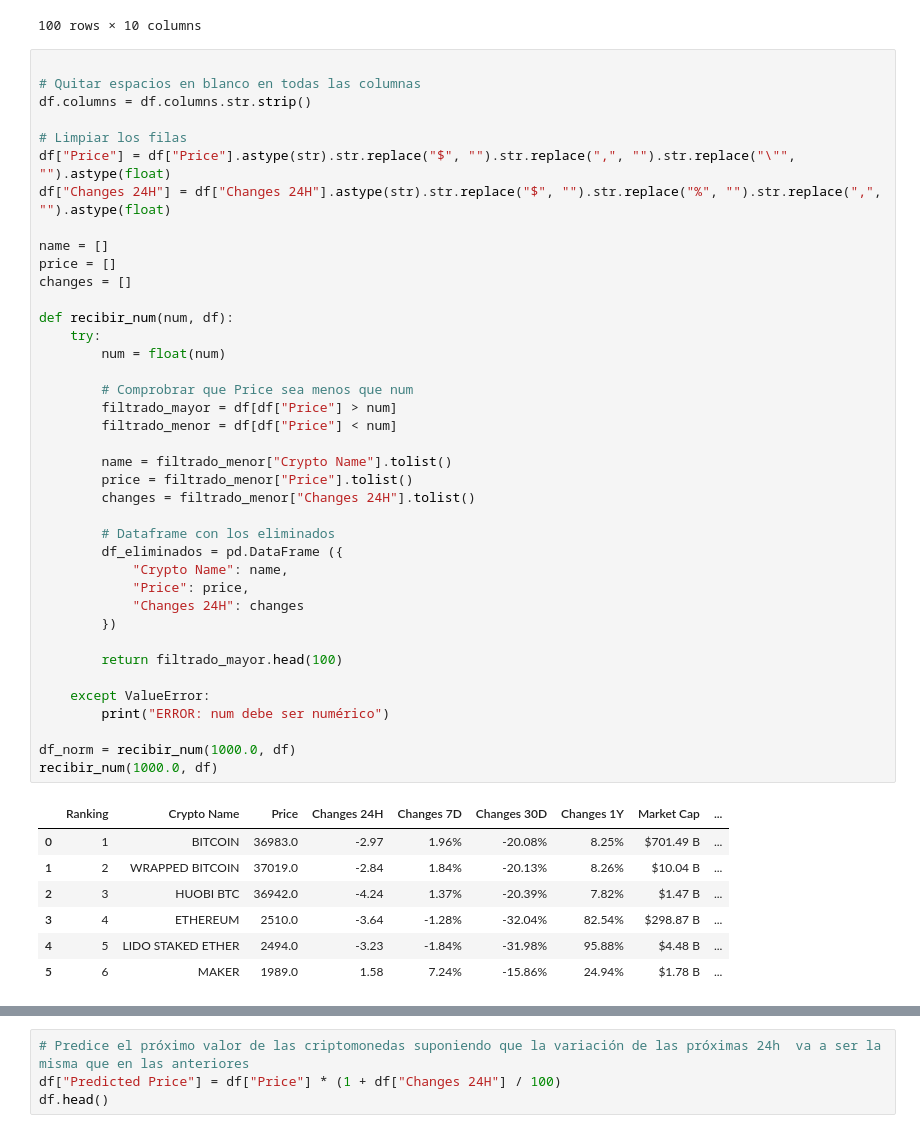
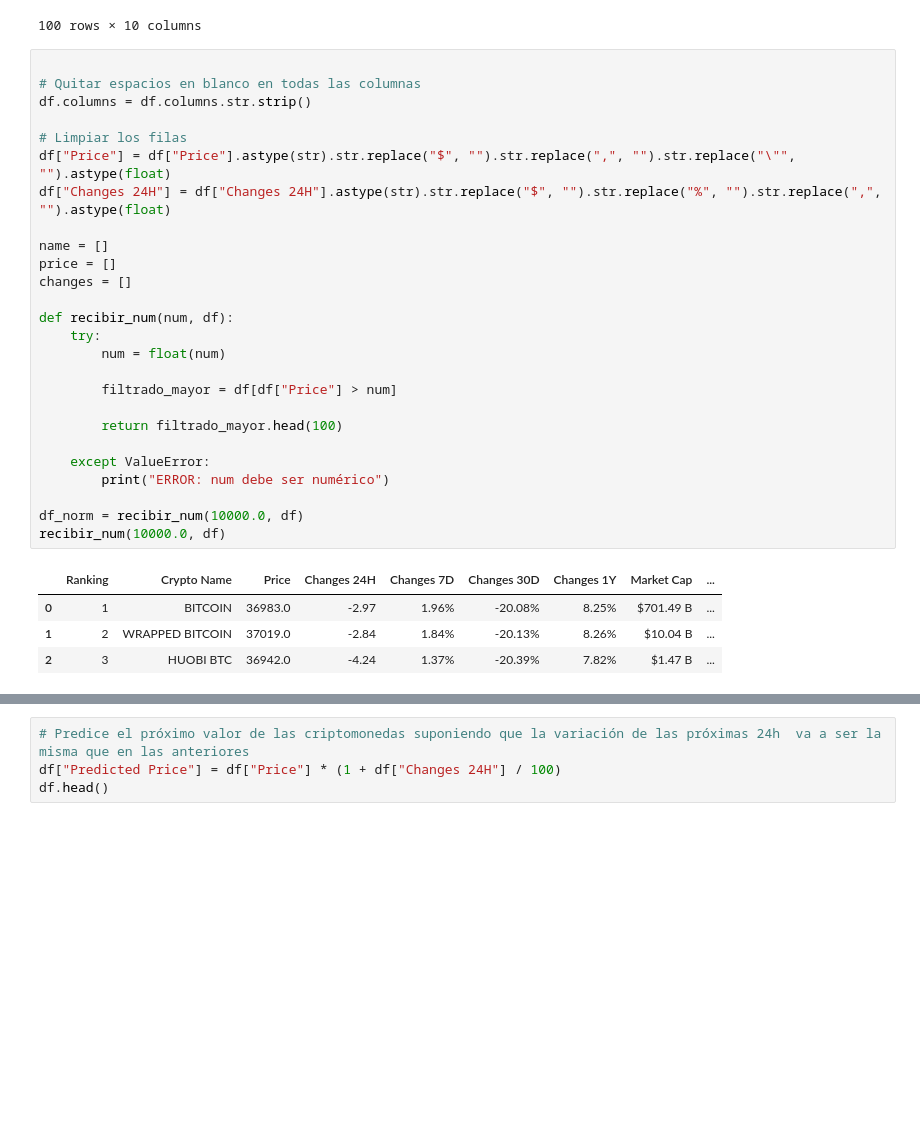
Before and after one commit to pablop11/CE_IABD, a Jupyter notebook: PIA/UNIDAD2/Actividades/Actividad2_10/Actividad2_10.ipynb, the cells around one changed output, grey strips where cells are left out. Saved outputs shown, nothing was run; the diff lists cells and outputs as text; blank space fills up the shorter version.

```diff
--- a/PIA/UNIDAD2/Actividades/Actividad2_10/Actividad2_10.ipynb
+++ b/PIA/UNIDAD2/Actividades/Actividad2_10/Actividad2_10.ipynb
@@ -33,50 +33,34 @@ df.head(100)
 # %%
 
 # Quitar espacios en blanco en todas las columnas
 df.columns = df.columns.str.strip()
 
 # Limpiar los filas
 df["Price"] = df["Price"].astype(str).str.replace("$", "").str.replace(",", "").str.replace("\"", "").astype(float)
 df["Changes 24H"] = df["Changes 24H"].astype(str).str.replace("$", "").str.replace("%", "").str.replace(",", "").astype(float)
 
 name = []
 price = []
 changes = []
 
 def recibir_num(num, df):
     try:
         num = float(num)
 
-        # Comprobrar que Price sea menos que num
         filtrado_mayor = df[df["Price"] > num]
-        filtrado_menor = df[df["Price"] < num]
-
-        name = filtrado_menor["Crypto Name"].tolist()
-        price = filtrado_menor["Price"].tolist()
-        changes = filtrado_menor["Changes 24H"].tolist()
-
-        # Dataframe con los eliminados
-        df_eliminados = pd.DataFrame ({
-            "Crypto Name": name,
-            "Price": price,
-            "Changes 24H": changes
-        })
 
         return filtrado_mayor.head(100)
 
     except ValueError:
         print("ERROR: num debe ser numérico")
 
-df_norm = recibir_num(1000.0, df)
-recibir_num(1000.0, df)
+df_norm = recibir_num(10000.0, df)
+recibir_num(10000.0, df)
 # %% [output]
 |  | Ranking | Crypto Name | Price | Changes 24H | Changes 7D | Changes 30D | Changes 1Y | Market Cap | ... |
 | 0 | 1 | BITCOIN | 36983.0 | -2.97 | 1.96% | -20.08% | 8.25% | $701.49 B | ... |
 | 1 | 2 | WRAPPED BITCOIN | 37019.0 | -2.84 | 1.84% | -20.13% | 8.26% | $10.04 B | ... |
 | 2 | 3 | HUOBI BTC | 36942.0 | -4.24 | 1.37% | -20.39% | 7.82% | $1.47 B | ... |
-| 3 | 4 | ETHEREUM | 2510.0 | -3.64 | -1.28% | -32.04% | 82.54% | $298.87 B | ... |
-| 4 | 5 | LIDO STAKED ETHER | 2494.0 | -3.23 | -1.84% | -31.98% | 95.88% | $4.48 B | ... |
-| 5 | 6 | MAKER | 1989.0 | 1.58 | 7.24% | -15.86% | 24.94% | $1.78 B | ... |
 # %%
 from sklearn.preprocessing import MinMaxScaler, RobustScaler, StandardScaler
 
```
Also changed, not shown: parts of 3 cells of this notebook.
